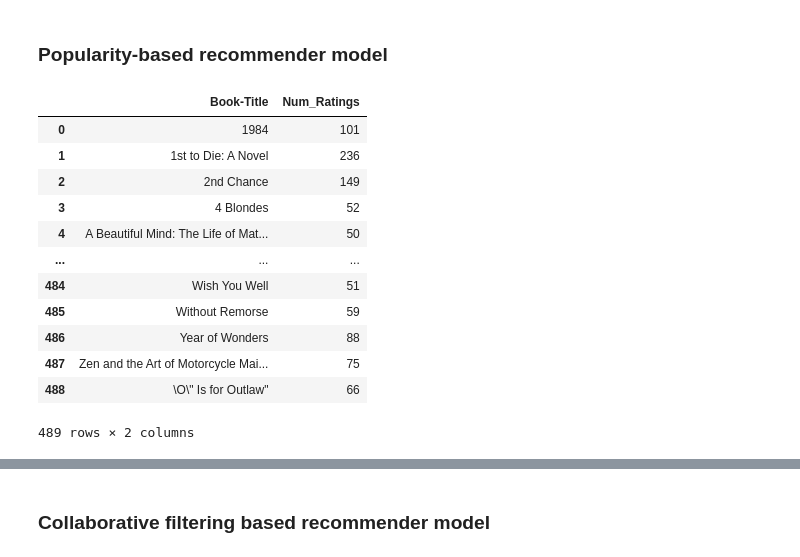
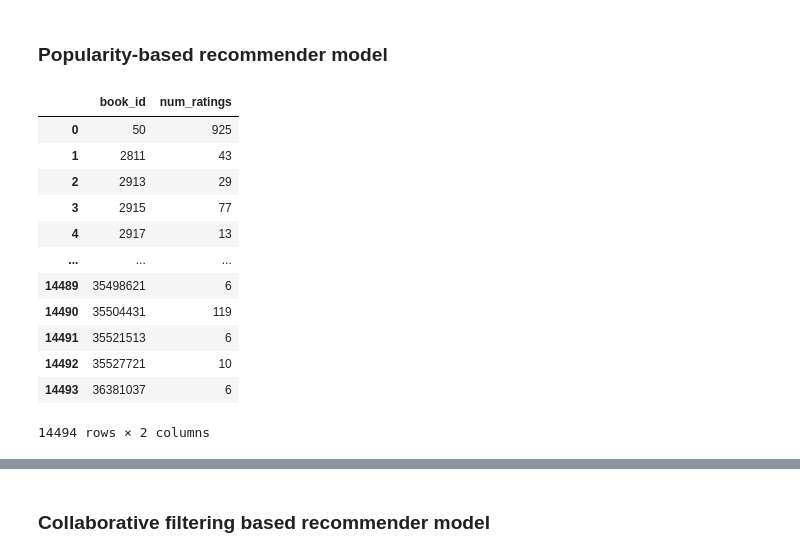
Before and after one commit to mkamar17/litra-book_recommender, a Jupyter notebook: product/ML/notebooks/book_recommender.ipynb, the cells around one changed output, grey strips where cells are left out. Saved outputs shown, nothing was run; the diff lists cells and outputs as text; code cells hidden in the pictures.

```diff
--- a/product/ML/notebooks/book_recommender.ipynb
+++ b/product/ML/notebooks/book_recommender.ipynb
@@ -77,8 +62,24 @@ merged_df = raw_df[[
     "num_pages",
     "average_rating",
     "ratings_count",
-    "image_url"
+    "image_url",
+    "popular_shelves" # to extract the genre
 ]].copy()
+# %%
+GENRE_SHELVES = {
+    "fantasy", "romance", "science-fiction", "sci-fi", "mystery", "thriller",
+    "horror", "dystopia", "paranormal", "urban-fantasy", "historical-fiction",
+    "contemporary", "adventure", "fiction", "non-fiction", "humor", "comedy",
+    "paranormal-romance", "sci-fi-fantasy", "teen-fiction", "young-adult-fiction"
+}
+
+def extract_genre(shelves):
+    if not isinstance(shelves, list):
+        return "unknown"
+    for shelf in shelves:
+        if shelf["name"] in GENRE_SHELVES:
+            return shelf["name"]
+    return "unknown"
 # %% [markdown]
 ### Getting the author data
 # %%
@@ -128,3 +129,9 @@ authored_df[["title","author"]]
 | 1999998 | Peeps (Peeps #1) | Scott Westerfeld |
 | 1999999 | When the Stars Begin to Fall | James Lincoln Collier |
 2000000 rows × 2 columns
+# %%
+authored_df["genre"] = authored_df["popular_shelves"].apply(extract_genre)
+authored_df = authored_df.drop(columns=["popular_shelves"])
+
+print(authored_df["genre"].value_counts())
+print(f"\nUnknown: {(authored_df['genre'] == 'unknown').sum()}")
@@ -401,21 +376,23 @@ ratings_with_name = ratings.merge(books, on='ISBN')
 # %%
-num_rating_df = ratings_with_name.groupby('Book-Title').count()['Book-Rating'].reset_index()
-num_rating_df.rename(columns= {'Book-Rating': 'Num_Ratings'}, inplace = True)
+#count ratings per book
+
+num_rating_df = filtered_df.groupby("book_id")["rating"].count().reset_index()
+num_rating_df.rename(columns= {"rating":"num_ratings"}, inplace = True)
 num_rating_df
 # %% [output]
-|  | Book-Title | Num_Ratings |
-| 0 | 1984 | 101 |
-| 1 | 1st to Die: A Novel | 236 |
-| 2 | 2nd Chance | 149 |
-| 3 | 4 Blondes | 52 |
-| 4 | A Beautiful Mind: The Life of Mat... | 50 |
+|  | book_id | num_ratings |
+| 0 | 50 | 925 |
+| 1 | 2811 | 43 |
+| 2 | 2913 | 29 |
+| 3 | 2915 | 77 |
+| 4 | 2917 | 13 |
 | ... | ... | ... |
-| 484 | Wish You Well | 51 |
-| 485 | Without Remorse | 59 |
-| 486 | Year of Wonders | 88 |
-| 487 | Zen and the Art of Motorcycle Mai... | 75 |
-| 488 | \O\" Is for Outlaw" | 66 |
+| 14489 | 35498621 | 6 |
+| 14490 | 35504431 | 119 |
+| 14491 | 35521513 | 6 |
+| 14492 | 35527721 | 10 |
+| 14493 | 36381037 | 6 |
-489 rows × 2 columns
+14494 rows × 2 columns
 # %%
 # finding the average rating for each book
 
```
Also changed, not shown: parts of 26 cells of this notebook.
